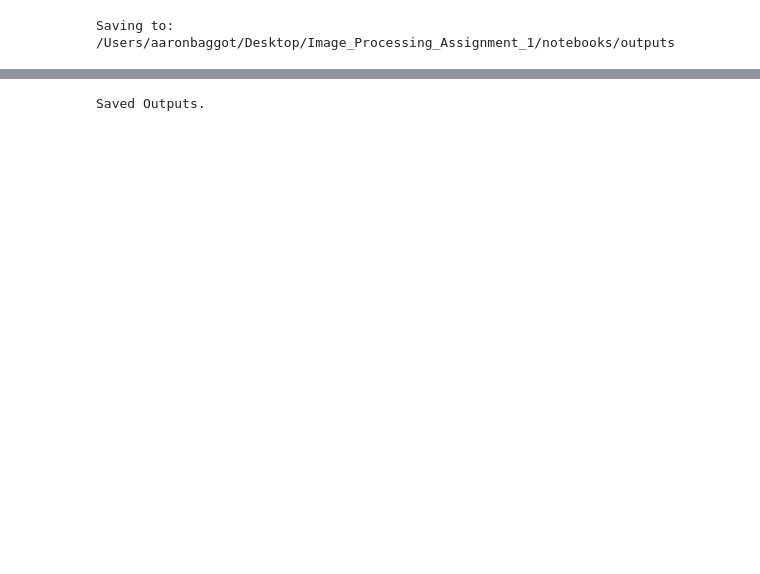
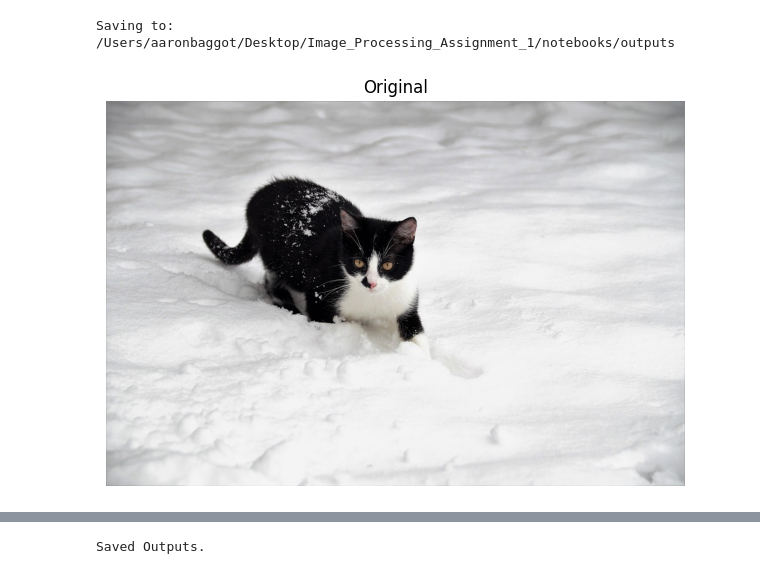
Before and after one commit to AaronTU856/image-processing-assignment-1, a Jupyter notebook: notebooks/assignment_1.ipynb, the cells around one changed output, grey strips where cells are left out. Cells and saved outputs as stored; diff of their text form; code cells hidden in the pictures; blank space fills up the shorter version.

Commit message:
Comments, description, cites from research  and cleaned up code. Tested using a cat image in the snow. Made changes to facilitate different images

```diff
--- a/notebooks/assignment_1.ipynb
+++ b/notebooks/assignment_1.ipynb
@@ -16,7 +16,7 @@ print("Saving to:", OUT_DIR.resolve())
 def show(title, img):
     plt.figure(figsize=(8,5))
     if img.ndim == 3:
-        plt.imshow(cv.cvtColoe(img, cv.COLOR_BGR2RGB))
+        plt.imshow(cv.cvtColor(img, cv.COLOR_BGR2RGB))
     else:
         plt.imshow(img, cmap="gray")
     plt.title(title);
@@ -53,5 +55,7 @@ M = cv.getRotationMatrix2D((cx, cy), 45, 1.0)
 R = cv.warpAffine(I, M, (w, h), flags=cv.INTER_LINEAR, borderMode =cv.BORDER_REFLECT)
 # %%
 # Display the outputs
-plt.show("Original", I)
+show("Original", I)
+# %% [output]
+[figure, added]
 # %%
```
Also changed, not shown: parts of 15 cells of this notebook, 2 other files.
